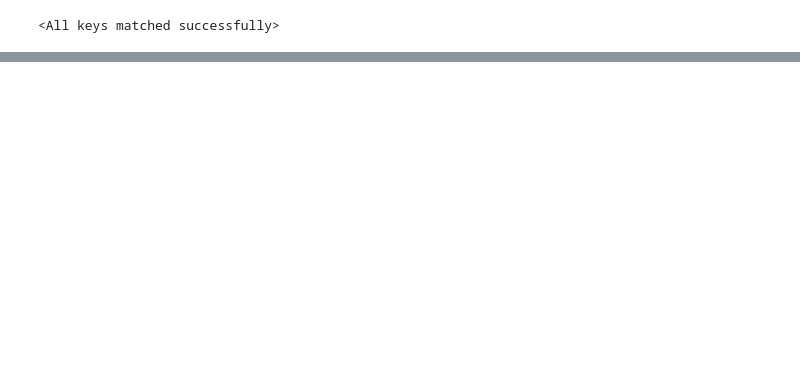
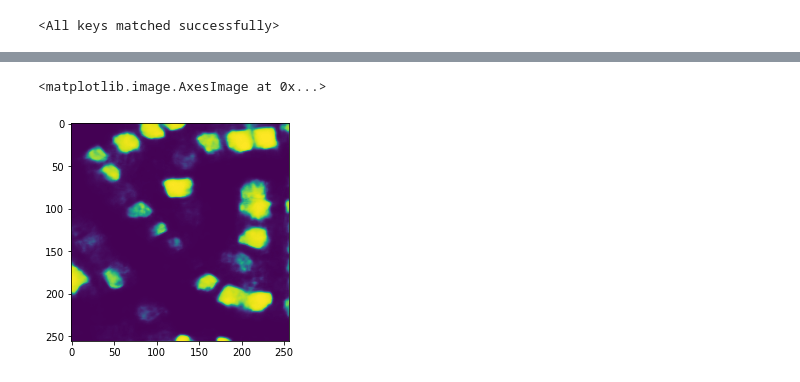
Before and after one commit to bryanjonas/pytorch-nested-unet, a Jupyter notebook: InferenceNotebook.ipynb, the cells around one changed output, grey strips where cells are left out. Saved outputs shown, nothing was run; the diff lists cells and outputs as text; code cells hidden in the pictures; blank space fills up the shorter version.

```diff
--- a/InferenceNotebook.ipynb
+++ b/InferenceNotebook.ipynb
@@ -13,7 +14,7 @@ from albumentations.core.composition import Compose
 # %%
 import archs
 # %%
-model = archs.NestedUNet(1, 3, False)
+model = archs.NestedUNet(1, 1, False)
 # %%
 model = model.cuda()
 # %%
@@ -104,6 +117,11 @@ with torch.no_grad():
     output = torch.sigmoid(output).cpu().numpy()
 # %%
 torch.cuda.empty_cache()
+# %%
+plt.imshow(output[0,0,:,:])
+# %% [output]
+<matplotlib.image.AxesImage at 0x...>
+[figure, added]
 # %%
 def assemble_pred(predArr, corners, image, network_size):
     pred_image = np.zeros((image.shape[0], image.shape[1]))
```
Also changed, not shown: parts of 16 cells of this notebook, 1 other file.
